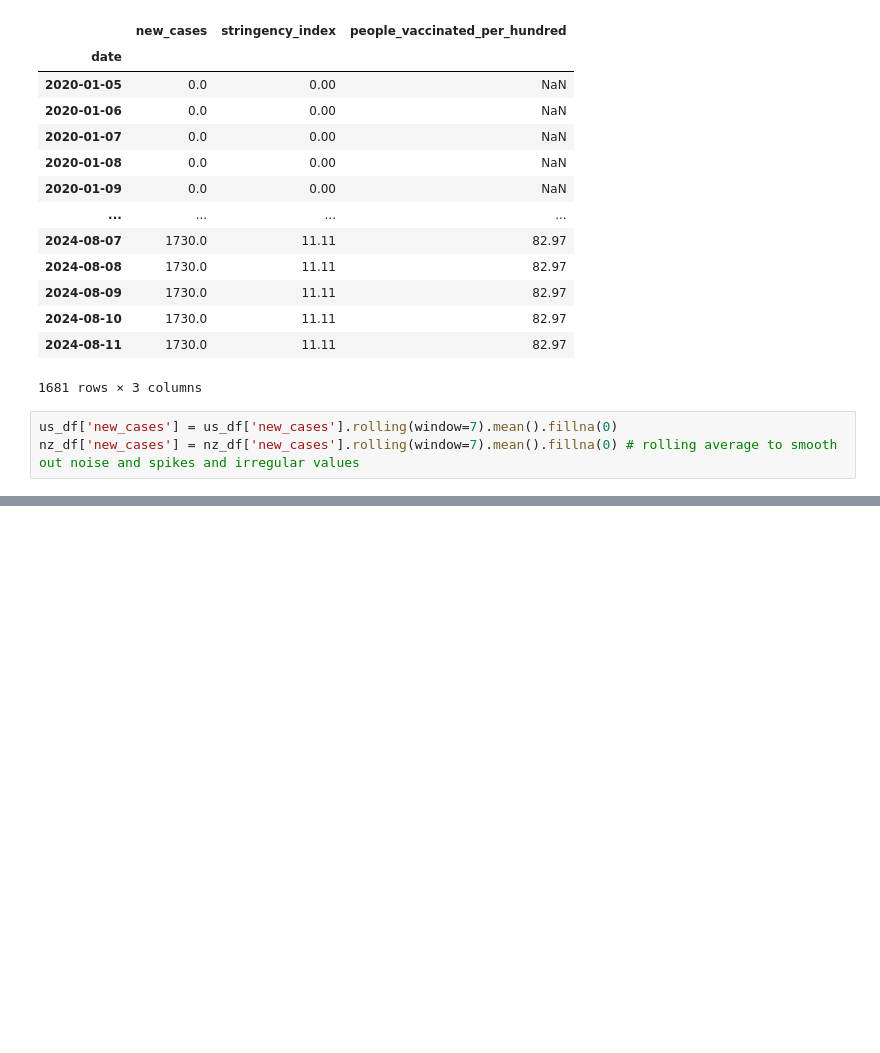
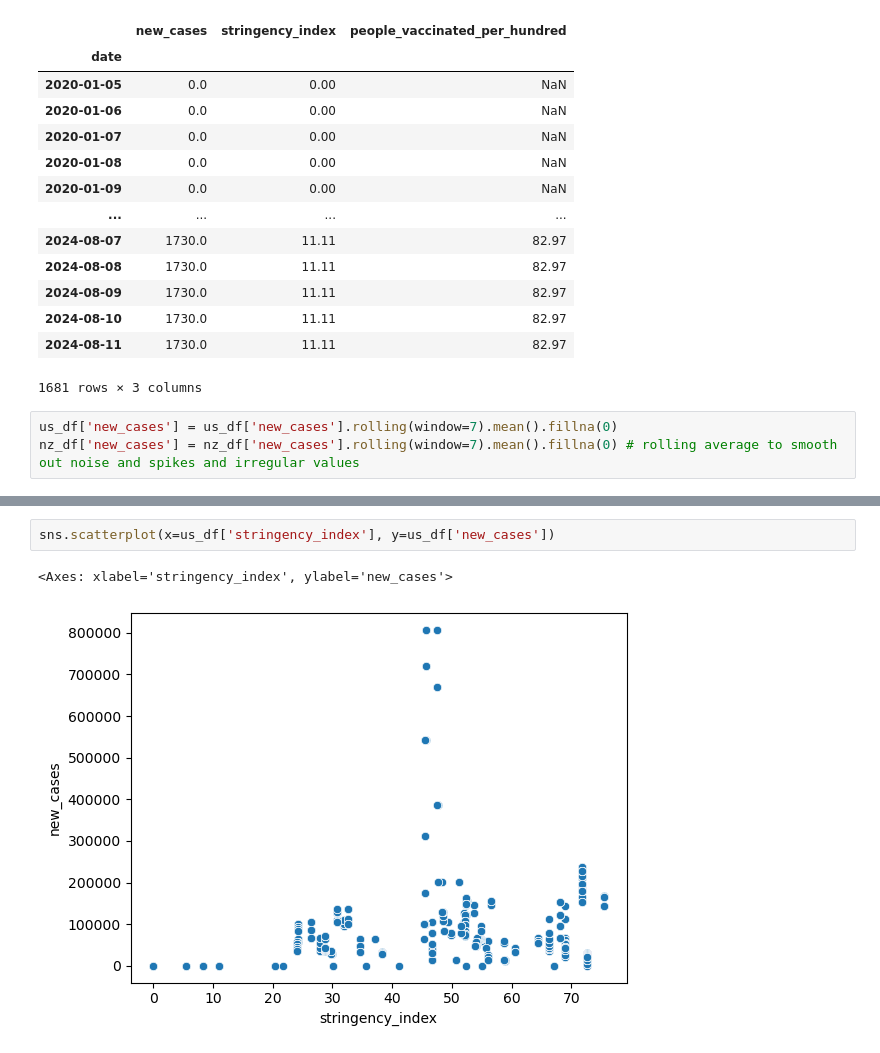
Before and after one commit to RaghavDewangan/Covid-Outbreak-Prediction, a Jupyter notebook: pred.ipynb, the cells around one changed output, grey strips where cells are left out. Cells and saved outputs as stored; diff of their text form; blank space fills up the shorter version.

```diff
--- a/pred.ipynb
+++ b/pred.ipynb
@@ -303,0 +314,5 @@ nz_df['new_cases'] = nz_df['new_cases'].rolling(window=7).mean().fillna(0) # rol
+# %%
+sns.scatterplot(x=us_df['stringency_index'], y=us_df['new_cases'])
+# %% [output]
+<Axes: xlabel='stringency_index', ylabel='new_cases'>
+[figure, added]
```
Also changed, not shown: parts of 2 cells of this notebook.
